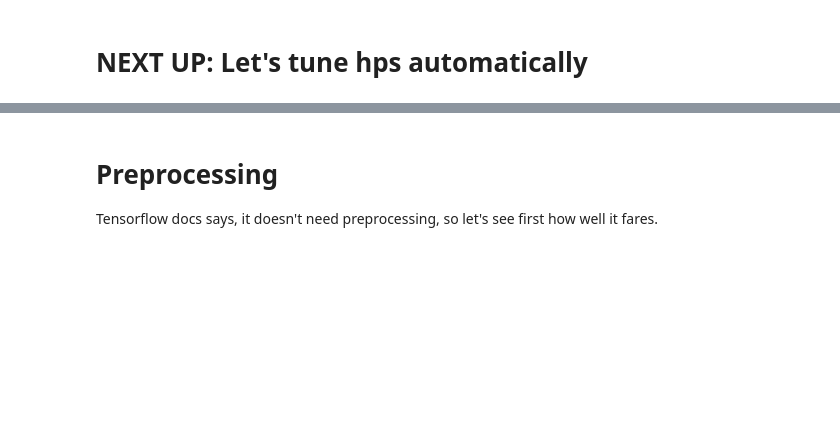
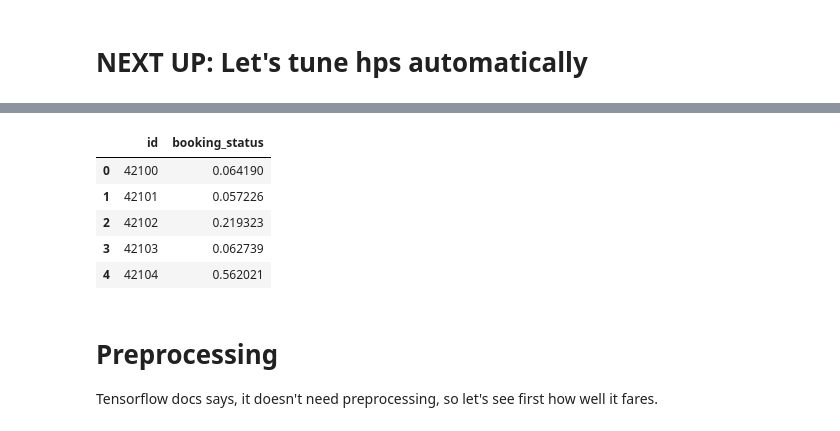
Before and after one commit to KhawajaAbaid/kaggle-playground, a Jupyter notebook: ps3e7-tfdf-the-new-kid-on-the-block.ipynb, the cells around one changed output, grey strips where cells are left out. Cells and saved outputs as stored; diff of their text form; code cells hidden in the pictures; blank space fills up the shorter version.

Commit message:
tfdf tuned

```diff
--- a/ps3e7-tfdf-the-new-kid-on-the-block.ipynb
+++ b/ps3e7-tfdf-the-new-kid-on-the-block.ipynb
@@ -99,8 +105,8 @@ combined_ds = tfdf.keras.pd_dataframe_to_tf_dataset(combined_df, label="booking_
 # %%
 test_ds = tfdf.keras.pd_dataframe_to_tf_dataset(test)
 # %%
-# tuner = tfdf.tuner.RandomSearch()
-model = tfdf.keras.GradientBoostedTreesModel(verbose=0)
-model.compile(metrics=[])
-model.fit(combined_ds)
+# # tuner = tfdf.tuner.RandomSearch()
+# model = tfdf.keras.GradientBoostedTreesModel(verbose=0)
+# model.compile(metrics=[])
+# model.fit(combined_ds)
 # %% [output]
@@ -478,6 +327,6 @@ AVG AUC: 0.9210854344787212
 # %% [markdown]
 # NEXT UP: Let's tune hps automatically
 # %%
-# tuner = tfdf.tuner.RandomSearch(num_trials=50, use_predefined_hps=True)
-# tuned_model = tfdf.keras.GradientBoostedTreesModel(verbose=2, tuner=tuner)
-# tuned_model.fit(combined_ds)
+tuner = tfdf.tuner.RandomSearch(num_trials=50, use_predefined_hps=True)
+tuned_model = tfdf.keras.GradientBoostedTreesModel(verbose=2, tuner=tuner, features=all_features, exclude_non_specified_features=True)
+tuned_model.fit(combined_ds)
@@ -483,0 +367,2 @@ AVG AUC: 0.9210854344787212
+# %%
+y_preds_tuned = tuned_model.predict(test_ds)[:, 0]
@@ -483,0 +371,10 @@ AVG AUC: 0.9210854344787212
+# %%
+submission = pd.DataFrame({"id": test_idx, "booking_status": y_preds_tuned})
+submission.head()
+# %% [output]
+|  | id | booking_status |
+| 0 | 42100 | 0.064190 |
+| 1 | 42101 | 0.057226 |
+| 2 | 42102 | 0.219323 |
+| 3 | 42103 | 0.062739 |
+| 4 | 42104 | 0.562021 |
```
Also changed, not shown: parts of 18 cells of this notebook.
